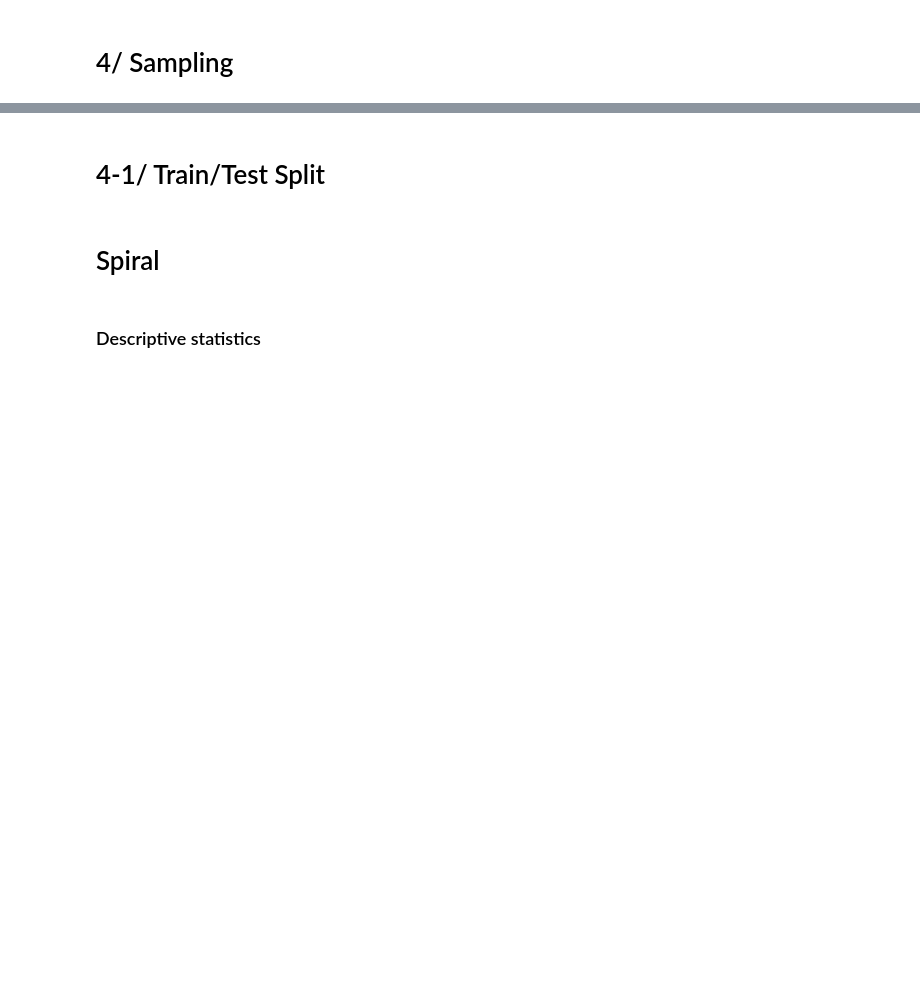
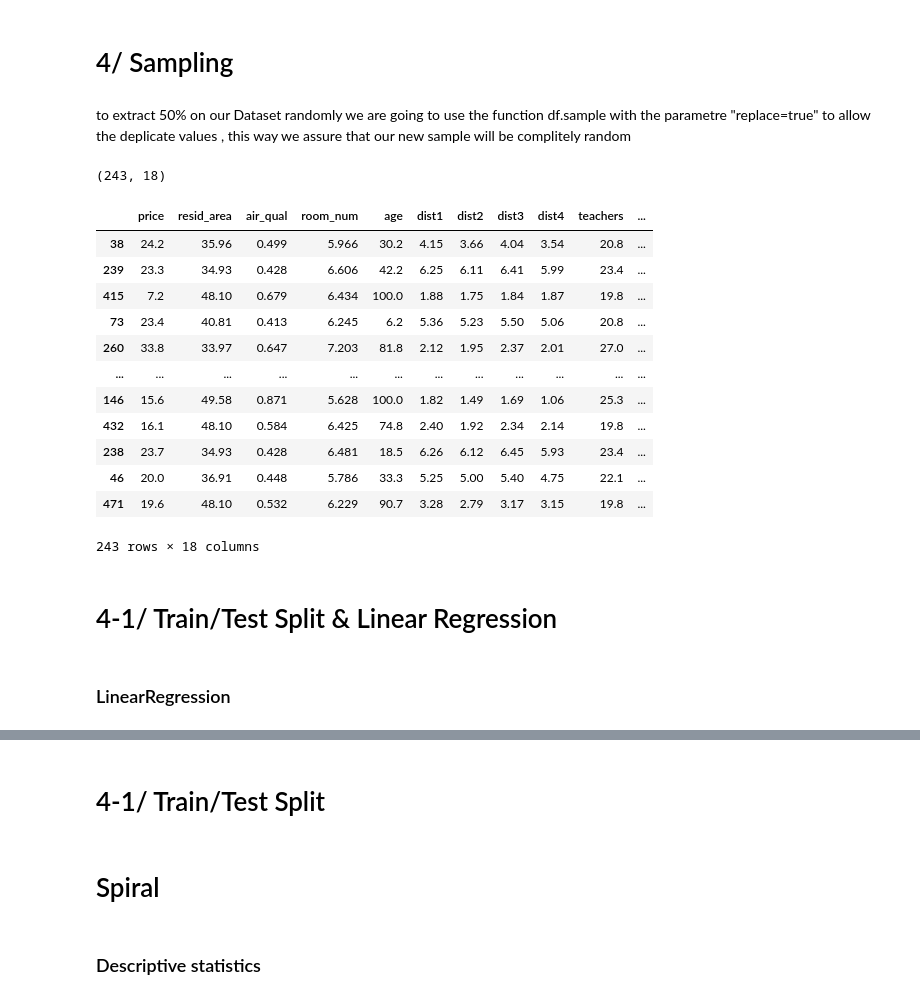
Before and after one commit to SeyfGoumeida/House_Price, a Jupyter notebook: Projet_dataScience_1_M1_2021.ipynb, the cells around one changed output, grey strips where cells are left out. Saved outputs shown, nothing was run; the diff lists cells and outputs as text; code cells hidden in the pictures; blank space fills up the shorter version.

```diff
--- a/Projet_dataScience_1_M1_2021.ipynb
+++ b/Projet_dataScience_1_M1_2021.ipynb
@@ -281,2 +300,27 @@ new_df
 # %% [markdown]
 # 4/ Sampling
+# %% [markdown]
+to extract 50% on our Dataset randomly we are going to use the function df.sample with the parametre "replace=true" to allow the deplicate values , this way we assure that our new sample will be complitely random
+# %%
+new_df_sample = new_df.sample(frac=0.5, replace=True, random_state=1)
+print(new_df_sample.shape)
+new_df_sample
+# %% [output]
+(243, 18)
+|  | price | resid_area | air_qual | room_num | age | dist1 | dist2 | dist3 | dist4 | teachers | ... |
+| 38 | 24.2 | 35.96 | 0.499 | 5.966 | 30.2 | 4.15 | 3.66 | 4.04 | 3.54 | 20.8 | ... |
+| 239 | 23.3 | 34.93 | 0.428 | 6.606 | 42.2 | 6.25 | 6.11 | 6.41 | 5.99 | 23.4 | ... |
+| 415 | 7.2 | 48.10 | 0.679 | 6.434 | 100.0 | 1.88 | 1.75 | 1.84 | 1.87 | 19.8 | ... |
+| 73 | 23.4 | 40.81 | 0.413 | 6.245 | 6.2 | 5.36 | 5.23 | 5.50 | 5.06 | 20.8 | ... |
+| 260 | 33.8 | 33.97 | 0.647 | 7.203 | 81.8 | 2.12 | 1.95 | 2.37 | 2.01 | 27.0 | ... |
+| ... | ... | ... | ... | ... | ... | ... | ... | ... | ... | ... | ... |
+| 146 | 15.6 | 49.58 | 0.871 | 5.628 | 100.0 | 1.82 | 1.49 | 1.69 | 1.06 | 25.3 | ... |
+| 432 | 16.1 | 48.10 | 0.584 | 6.425 | 74.8 | 2.40 | 1.92 | 2.34 | 2.14 | 19.8 | ... |
+| 238 | 23.7 | 34.93 | 0.428 | 6.481 | 18.5 | 6.26 | 6.12 | 6.45 | 5.93 | 23.4 | ... |
+| 46 | 20.0 | 36.91 | 0.448 | 5.786 | 33.3 | 5.25 | 5.00 | 5.40 | 4.75 | 22.1 | ... |
+| 471 | 19.6 | 48.10 | 0.532 | 6.229 | 90.7 | 3.28 | 2.79 | 3.17 | 3.15 | 19.8 | ... |
+243 rows × 18 columns
+# %% [markdown]
+# 4-1/ Train/Test Split & Linear Regression
+# %% [markdown]
+### LinearRegression
```
Also changed, not shown: parts of 32 cells of this notebook, 1 other file.
